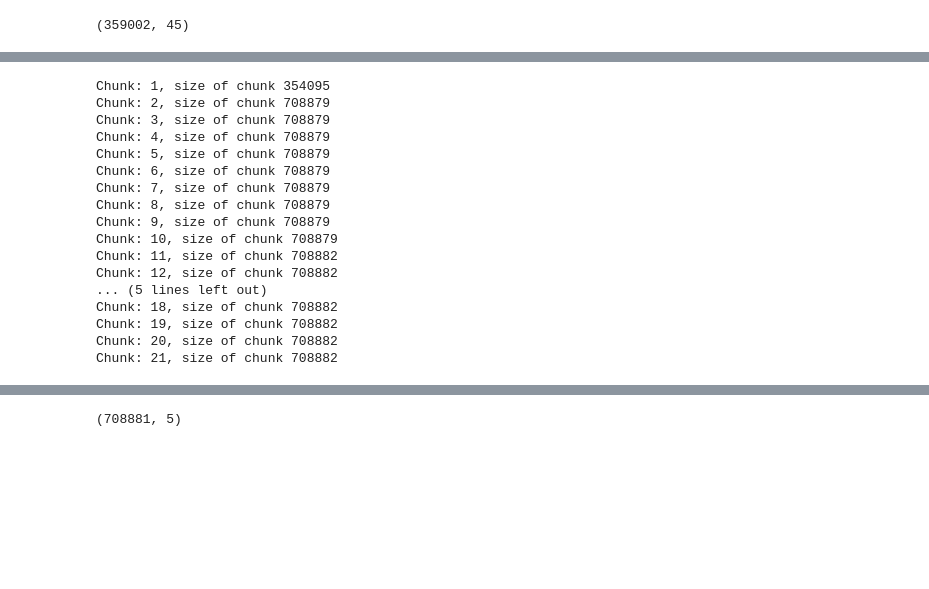
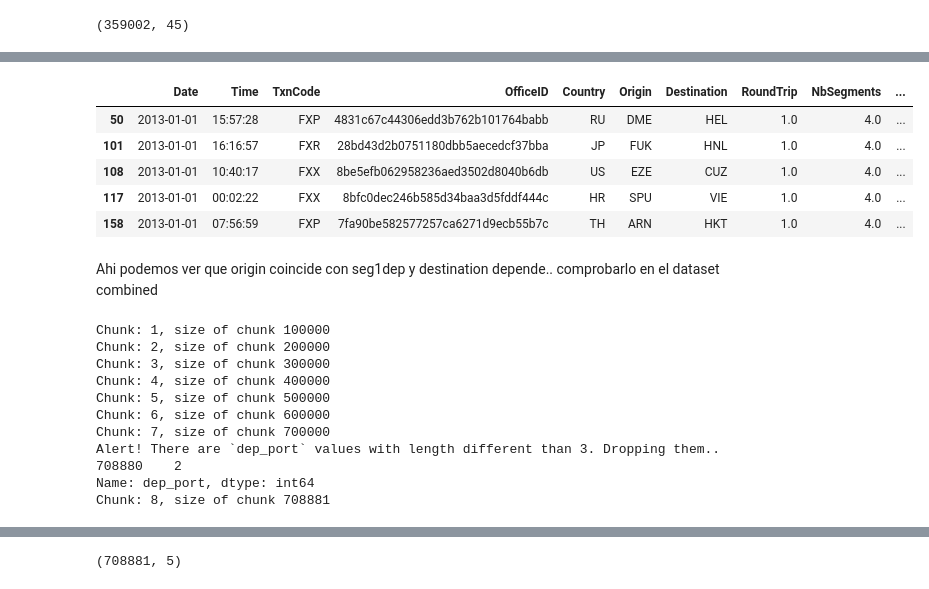
Before and after one commit to javiicc/DS_Challenge, a Jupyter notebook: Exercise_4.ipynb, the cells around one changed output, grey strips where cells are left out. Drawn from its saved outputs; the diff is of its cells as text; code cells hidden in the pictures; blank space fills up the shorter version.

```diff
--- a/Exercise_4.ipynb
+++ b/Exercise_4.ipynb
@@ -143,0 +203,11 @@ searches.tail()
+# %%
+searches[searches['Seg3Departure'].notna()].head()
+# %% [output]
+|  | Date | Time | TxnCode | OfficeID | Country | Origin | Destination | RoundTrip | NbSegments | ... |
+| 50 | 2013-01-01 | 15:57:28 | FXP | 4831c67c44306edd3b762b101764babb | RU | DME | HEL | 1.0 | 4.0 | ... |
+| 101 | 2013-01-01 | 16:16:57 | FXR | 28bd43d2b0751180dbb5aecedcf37bba | JP | FUK | HNL | 1.0 | 4.0 | ... |
+| 108 | 2013-01-01 | 10:40:17 | FXX | 8be5efb062958236aed3502d8040b6db | US | EZE | CUZ | 1.0 | 4.0 | ... |
+| 117 | 2013-01-01 | 00:02:22 | FXX | 8bfc0dec246b585d34baa3d5fddf444c | HR | SPU | VIE | 1.0 | 4.0 | ... |
+| 158 | 2013-01-01 | 07:56:59 | FXP | 7fa90be582577257ca6271d9ecb55b7c | TH | ARN | HKT | 1.0 | 4.0 | ... |
+# %% [markdown]
+Ahi podemos ver que origin coincide con seg1dep y destination depende.. comprobarlo en el dataset combined
@@ -144,41 +245,34 @@ searches.tail()
 # %%
-data_iterator = pd.read_csv("../challenge/bookings.csv.bz2",
-                            chunksize = 5*10**5,
+data_iterator = pd.read_csv("../challenge/bookings_no_dups.csv",
+                            chunksize = 10**5,
                             sep = '^',
-                            compression = 'bz2',
+                            #compression = 'bz2',
                             #nrows = 10**6,
                             usecols = ['dep_port',
                                        'arr_port',
-                                       'brd_time           ',
-                                       'cre_date           ',
+                                       'brd_time',
+                                       'cre_date',
                                       ],
-                            low_memory=True,
-                            dtype=str,
+                            #low_memory=False,
+                            #parse_dates=['cre_date           '],
                            )
 
 bookings = pd.DataFrame()
 for i, data_chunk in enumerate(data_iterator):
-    #data_chunk = bookings_data_preprocessing(data_chunk)
+    data_chunk = bookings_data_preprocessing(data_chunk)
     #data_chunk.reset_index(inplace=True)
-    #data_chunk['Booking'] = 1
+    data_chunk['Booking'] = 1
     bookings = bookings.append(data_chunk)
-    bookings.drop_duplicates(inplace=True)
     print("Chunk: %d, size of chunk %d"%(i+1, bookings.shape[0]))
 # %% [output]
-Chunk: 1, size of chunk 354095
-Chunk: 2, size of chunk 708879
-Chunk: 3, size of chunk 708879
-Chunk: 4, size of chunk 708879
-Chunk: 5, size of chunk 708879
-Chunk: 6, size of chunk 708879
-Chunk: 7, size of chunk 708879
-Chunk: 8, size of chunk 708879
-Chunk: 9, size of chunk 708879
-Chunk: 10, size of chunk 708879
-Chunk: 11, size of chunk 708882
-Chunk: 12, size of chunk 708882
-... (5 lines left out)
-Chunk: 18, size of chunk 708882
-Chunk: 19, size of chunk 708882
-Chunk: 20, size of chunk 708882
-Chunk: 21, size of chunk 708882
+Chunk: 1, size of chunk 100000
+Chunk: 2, size of chunk 200000
+Chunk: 3, size of chunk 300000
+Chunk: 4, size of chunk 400000
+Chunk: 5, size of chunk 500000
+Chunk: 6, size of chunk 600000
+Chunk: 7, size of chunk 700000
+Alert! There are `dep_port` values with length different than 3. Dropping them..
+708880    2
+Name: dep_port, dtype: int64
+Chunk: 8, size of chunk 708881
```
Also changed, not shown: parts of 40 cells of this notebook.
